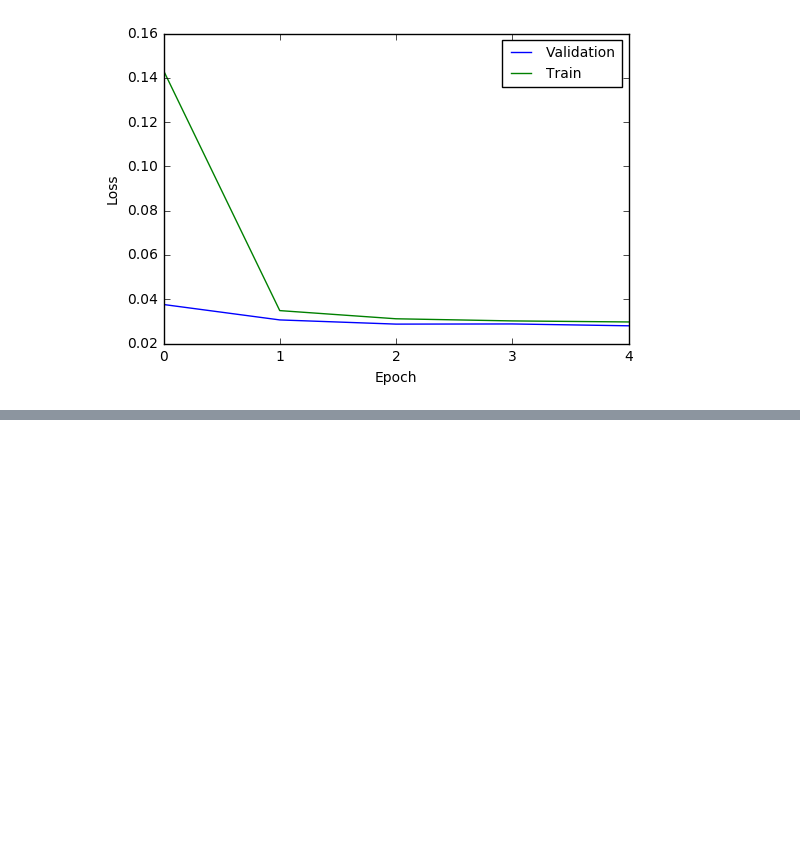
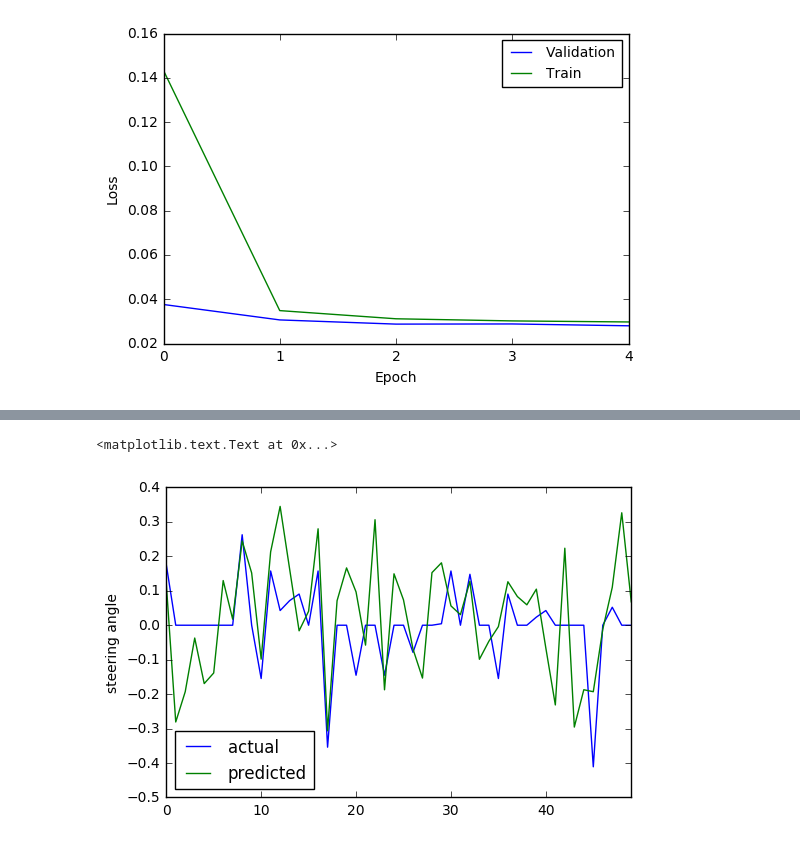
Before and after one commit to vfcosta/CarND-Behavioral-Cloning, a Jupyter notebook: exploration.ipynb, the cells around one changed output, grey strips where cells are left out. Cells and saved outputs as stored; diff of their text form; code cells hidden in the pictures; blank space fills up the shorter version.

Commit message:
Plot predictions vs steering angles

```diff
--- a/exploration.ipynb
+++ b/exploration.ipynb
@@ -140,0 +139,18 @@ for i,index in enumerate(indexes):
+# %%
+X = []
+Y = []
+for _, row in driving_log.sample(50).iterrows():
+    x, y = generate_single(row)
+    X.append(x)
+    Y.append(y)
+
+X = np.array(X)
+Y = np.array(Y)
+
+P = model.predict(X)
+P = P.reshape((P.shape[0],))
+ax = pd.DataFrame({'predicted':P, 'actual':Y[:500]}).plot()
+ax.set_ylabel("steering angle")
+# %% [output]
+<matplotlib.text.Text at 0x...>
+[figure, added]
```
Also changed, not shown: parts of 2 cells of this notebook.
